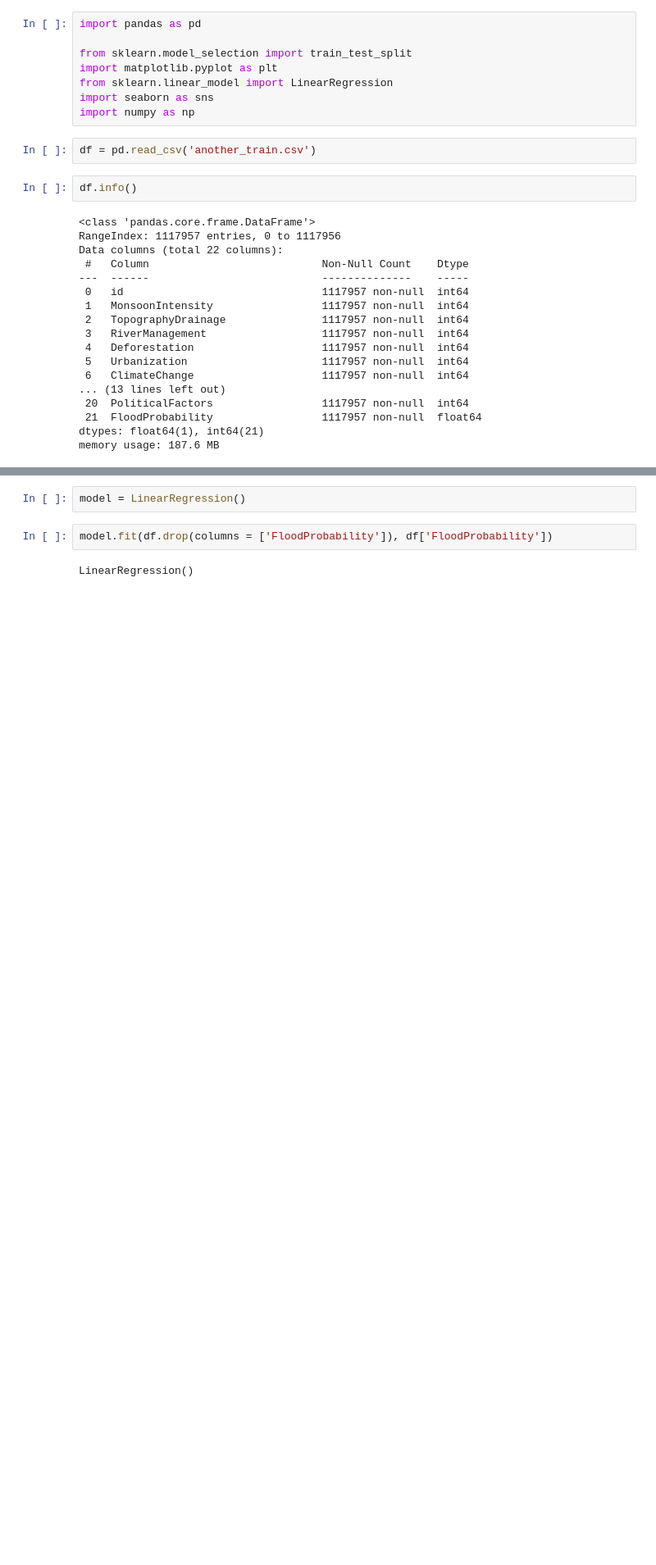
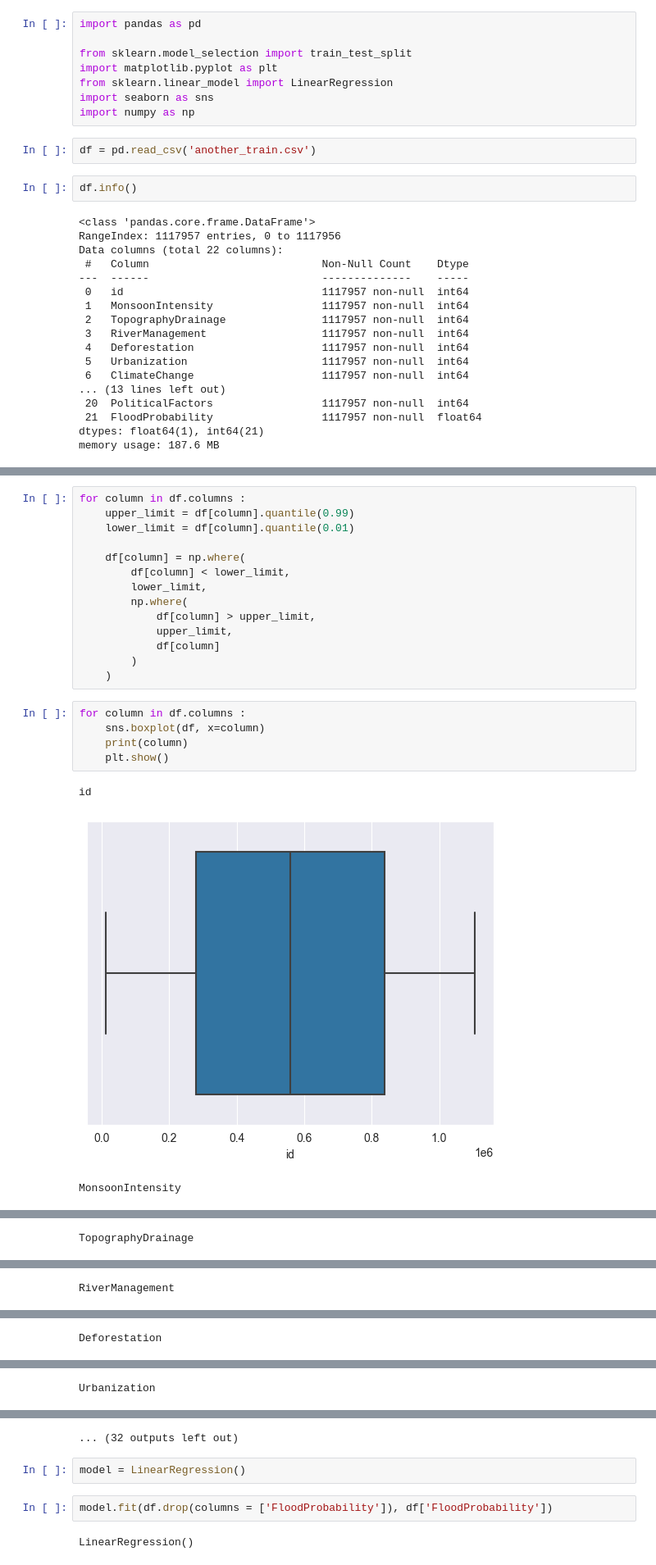
Before and after one commit to sadi2003q/Python-code, a Jupyter notebook: Pandas/MissingValue-2.ipynb, the cells around one changed output, grey strips where cells are left out. Shown at 82% size. Saved outputs shown, nothing was run; the diff lists cells and outputs as text; blank space fills up the shorter version.

```diff
--- a/Pandas/MissingValue-2.ipynb
+++ b/Pandas/MissingValue-2.ipynb
@@ -32,0 +50,23 @@ train_x, test_x, train_y, test_y = train_test_split(df.drop(columns = ['FloodPro
+# %%
+for column in df.columns :
+    upper_limit = df[column].quantile(0.99)
+    lower_limit = df[column].quantile(0.01)
+
+    df[column] = np.where(
+        df[column] < lower_limit,
+        lower_limit,
+        np.where(
+            df[column] > upper_limit,
+            upper_limit,
+            df[column]
+        )
+    )
+# %%
+for column in df.columns :
+    sns.boxplot(df, x=column)
+    print(column)
+    plt.show()
+# %% [output]
+id
+[figure, added]
+MonsoonIntensity
@@ -32,0 +74 @@ train_x, test_x, train_y, test_y = train_test_split(df.drop(columns = ['FloodPro
+TopographyDrainage
@@ -32,0 +76 @@ train_x, test_x, train_y, test_y = train_test_split(df.drop(columns = ['FloodPro
+RiverManagement
@@ -32,0 +78 @@ train_x, test_x, train_y, test_y = train_test_split(df.drop(columns = ['FloodPro
+Deforestation
@@ -32,0 +80 @@ train_x, test_x, train_y, test_y = train_test_split(df.drop(columns = ['FloodPro
+Urbanization
@@ -33,3 +82,4 @@ train_x, test_x, train_y, test_y = train_test_split(df.drop(columns = ['FloodPro
+... (32 outputs left out)
 # %%
 model = LinearRegression()
 # %%
```
Also changed, not shown: parts of 3 cells of this notebook, 2 other files.
